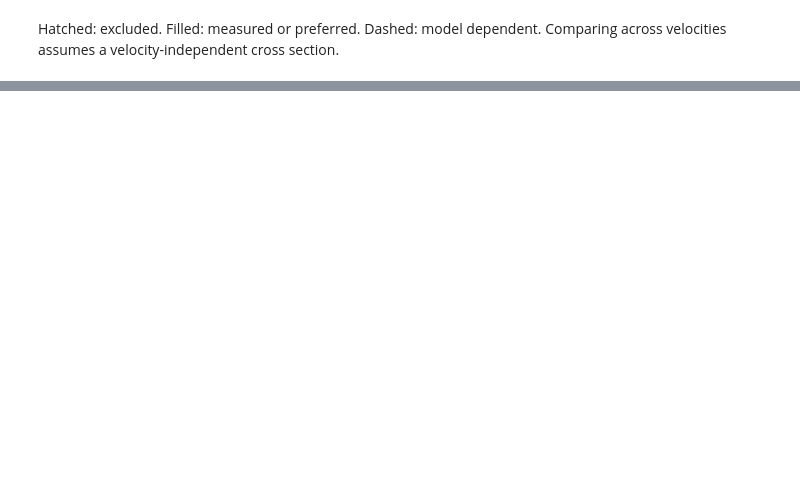
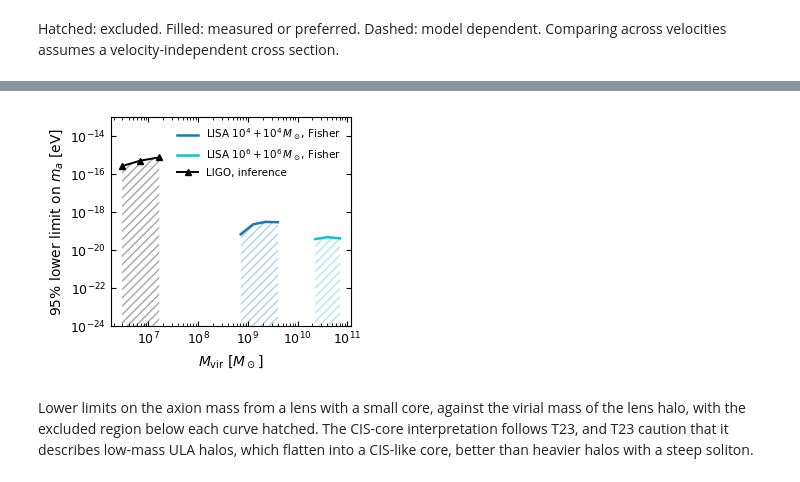
Before and after one commit to ninoephremidze/infer_with_FIONA, a Jupyter notebook: notebooks/04_core_size_calibration.ipynb, the cells around one changed output, grey strips where cells are left out. Cells and saved outputs as stored; diff of their text form; code cells hidden in the pictures; blank space fills up the shorter version.

```diff
--- a/notebooks/04_core_size_calibration.ipynb
+++ b/notebooks/04_core_size_calibration.ipynb
@@ -310,0 +439,20 @@ Hatched: excluded. Filled: measured or preferred. Dashed: model dependent. Compa
+# %%
+BOTTOM = 1e-24
+with plt.rc_context({'font.size': 9, 'axes.labelsize': 10, 'legend.fontsize': 7.5, 'xtick.direction': 'in',
+                     'ytick.direction': 'in', 'xtick.top': True, 'ytick.right': True}):
+    fig, ax = plt.subplots(figsize=(3.4, 2.8))
+    for (label, arr), col in zip(ULA_LISA.values(), ['tab:blue', 'tab:cyan']):
+        ax.plot(arr[:, 1], arr[:, 2], '-', color=col, lw=1.8, label=f'LISA {label}, Fisher')
+        ax.fill_between(arr[:, 1], BOTTOM, arr[:, 2], facecolor='none', edgecolor=col, hatch='////', lw=0, alpha=0.35)
+    ax.plot(ULA_PE[:, 1], ULA_PE[:, 2], '^-', color='k', ms=5, lw=1.4, label='LIGO, inference')
+    ax.fill_between(ULA_PE[:, 1], BOTTOM, ULA_PE[:, 2], facecolor='none', edgecolor='k', hatch='////', lw=0, alpha=0.35)
+    ax.set(xscale='log', yscale='log', ylim=(BOTTOM, 1e-13), xlabel=r'$M_{\rm vir}\ [M_\odot]$',
+           ylabel=r'95% lower limit on $m_a$ [eV]')
+    ax.legend(frameon=False, loc='upper right')
+    fig.tight_layout()
+    fig.savefig(paths.FIGURES_DIR / 'ula_ma_limits.png', dpi=300, bbox_inches='tight')
+    plt.show()
+# %% [output]
+[figure, added]
+# %% [markdown]
+Lower limits on the axion mass from a lens with a small core, against the virial mass of the lens halo, with the excluded region below each curve hatched. The CIS-core interpretation follows T23, and T23 caution that it describes low-mass ULA halos, which flatten into a CIS-like core, better than heavier halos with a steep soliton.
```
Also changed, not shown: parts of 8 cells of this notebook, 3 other files.
